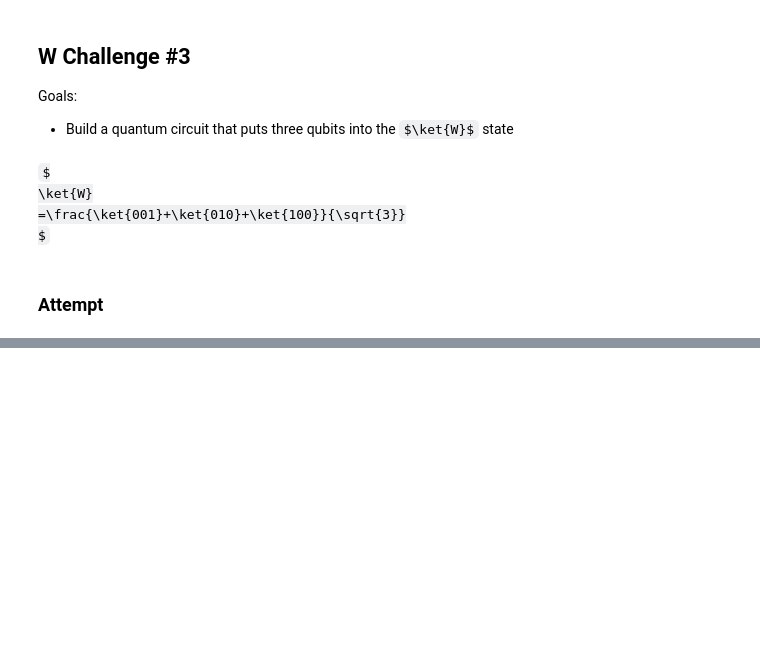
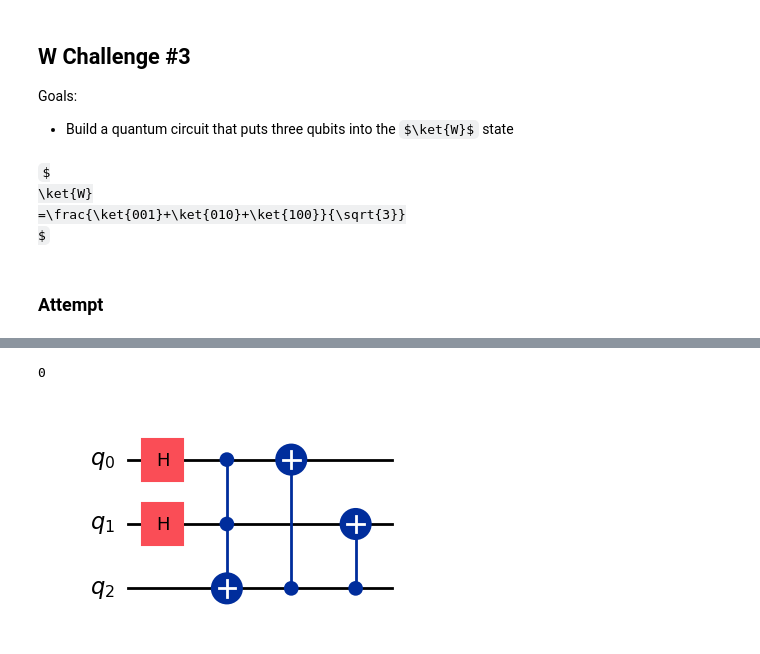
Before and after one commit to arodr95/qiskit-learning, a Jupyter notebook: 18_entanglement_challenges.ipynb, the cells around one changed output, grey strips where cells are left out. Cells and saved outputs as stored; diff of their text form; code cells hidden in the pictures; some formulas as TeX source; blank space fills up the shorter version.

```diff
--- a/18_entanglement_challenges.ipynb
+++ b/18_entanglement_challenges.ipynb
@@ -128,3 +130,18 @@ circuit.draw(output='mpl');
+# %%
+circuit = QuantumCircuit(3)
+circuit.h([0, 1])
+circuit.ccx(0, 1, 2)
+circuit.cx(2, 0)
+circuit.cx(2, 1)
+
+
+
+circuit.draw(output='mpl');
+
+00
+# %% [output]
+0
+[figure, added]
 # %%
 simulator = StatevectorSimulator()
 sim_result = simulator.run(circuit).result()
```
Also changed, not shown: parts of 5 cells of this notebook.
